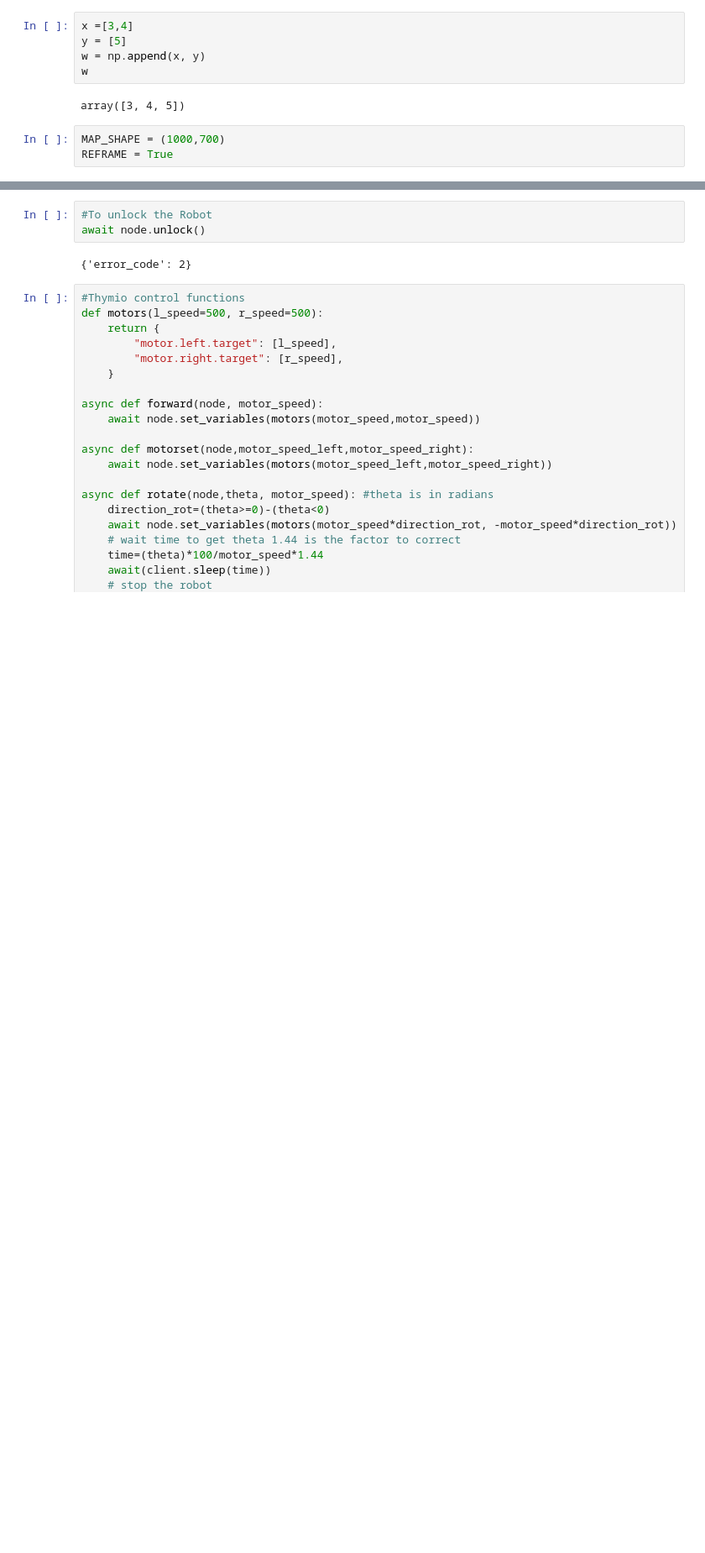
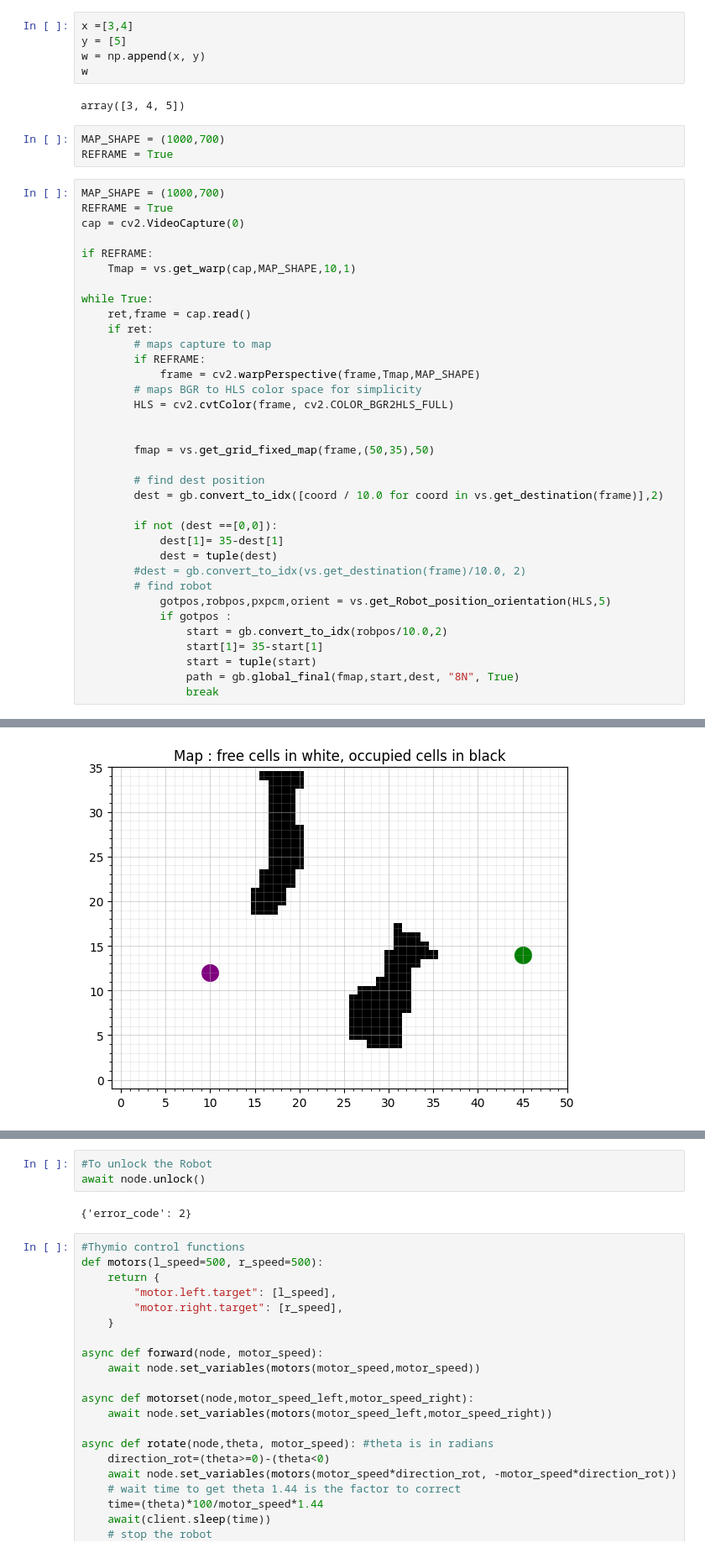
Before and after one commit to einsetumadur/MobileRoboticsG16, a Jupyter notebook: Main.ipynb, the cells around one changed output, grey strips where cells are left out. Shown at 84% size. Cells and saved outputs as stored; diff of their text form; blank space fills up the shorter version.

```diff
--- a/Main.ipynb
+++ b/Main.ipynb
@@ -39,3 +39,39 @@ array([3, 4, 5])
 # %%
 MAP_SHAPE = (1000,700)
 REFRAME = True
+# %%
+MAP_SHAPE = (1000,700)
+REFRAME = True
+cap = cv2.VideoCapture(0)
+
+if REFRAME:
+    Tmap = vs.get_warp(cap,MAP_SHAPE,10,1)
+
+while True:
+    ret,frame = cap.read()
+    if ret:
+        # maps capture to map
+        if REFRAME:
+            frame = cv2.warpPerspective(frame,Tmap,MAP_SHAPE)
+        # maps BGR to HLS color space for simplicity
+        HLS = cv2.cvtColor(frame, cv2.COLOR_BGR2HLS_FULL)
+
+
+        fmap = vs.get_grid_fixed_map(frame,(50,35),50)
+
+        # find dest position
+        dest = gb.convert_to_idx([coord / 10.0 for coord in vs.get_destination(frame)],2)
+
+        if not (dest ==[0,0]):
+            dest[1]= 35-dest[1]
+            dest = tuple(dest)
+        #dest = gb.convert_to_idx(vs.get_destination(frame)/10.0, 2)
+        # find robot
+            gotpos,robpos,pxpcm,orient = vs.get_Robot_position_orientation(HLS,5)
+            if gotpos :
+                start = gb.convert_to_idx(robpos/10.0,2)
+                start[1]= 35-start[1]
+                start = tuple(start)
+                path = gb.global_final(fmap,start,dest, "8N", True)
+                break
+# %% [output]
@@ -41,0 +90 @@ REFRAME = True
+[figure, added]
```
Also changed, not shown: parts of 6 cells of this notebook, 3 other files.
